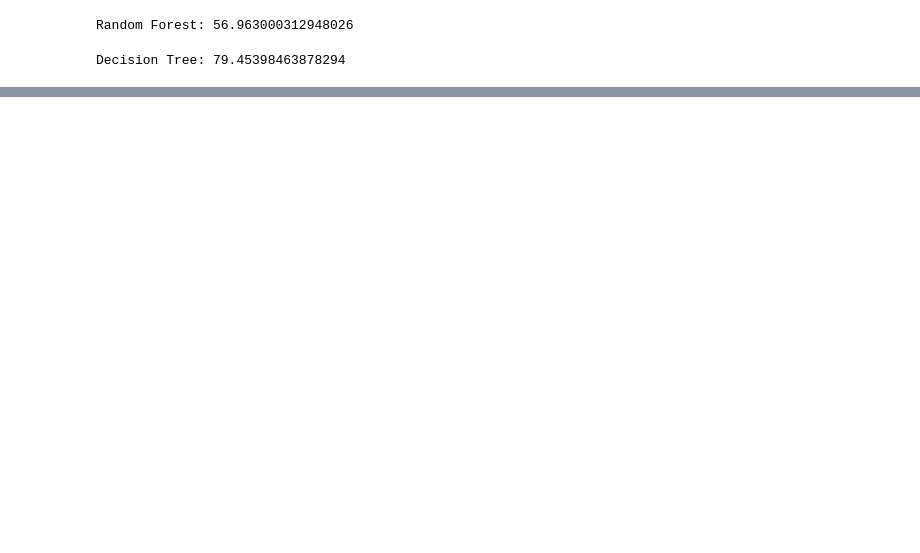
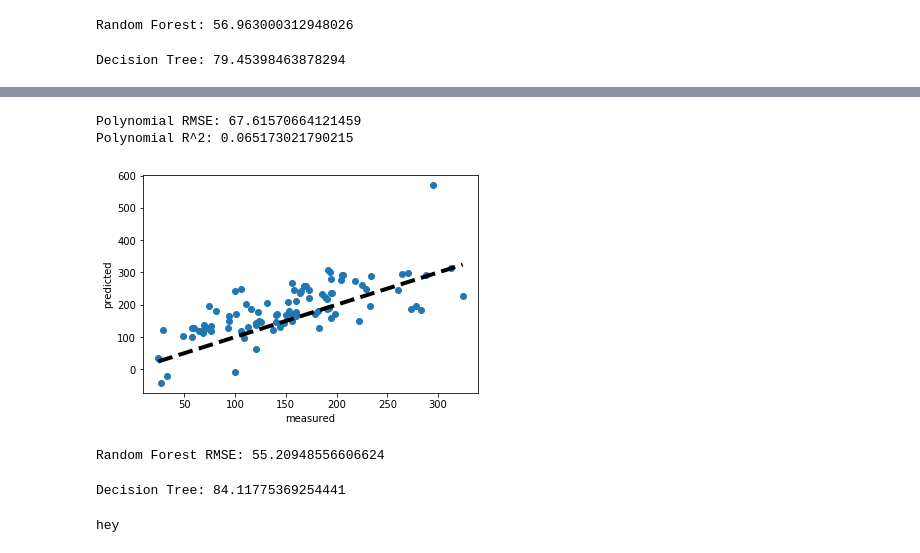
Before and after one commit to rohitmusti/ML-Final-Project, a Jupyter notebook: Final Project w_regressions.ipynb, the cells around one changed output, grey strips where cells are left out. Cells and saved outputs as stored; diff of their text form; code cells hidden in the pictures; blank space fills up the shorter version.

```diff
--- a/Final Project w_regressions.ipynb
+++ b/Final Project w_regressions.ipynb
@@ -435 +464,34 @@ Image(graph.create_png())
+# %%
+poly = PolynomialFeatures(2)
+poly_x_train2 = poly.fit_transform(x_dataUS)
+poly_x_test2 = poly.fit_transform(x_dataVA)
+lr = LinearRegression()
+lr.fit(poly_x_train2,y_dataUS)
+y_predict2 = lr.predict(poly_x_test2)
+print("Polynomial RMSE: "  + str(np.sqrt(mean_squared_error(y_dataVA, y_predict2))))
+print("Polynomial R^2: " + str(r2_score(y_dataVA, y_predict2)))
+fig, ax = plt.subplots()
+ax.scatter(y_dataVA, y_predict2)
+ax.plot([y_dataVA.min(), y_dataVA.max()], [y_dataVA.min(), y_dataVA.max()], 'k--', lw=4)
+ax.set_xlabel('measured')
+ax.set_ylabel('predicted')
+plt.show()
+# %% [output]
+Polynomial RMSE: 67.61570664121459
+Polynomial R^2: 0.065173021790215
+[figure, added]
+# %%
+randForestNational = RandomForestRegressor(random_state=42)
+randForestNational.fit(x_dataUS, y_dataUS)
+va_prediction = randForestNational.predict(x_dataVA)
+print("Random Forest RMSE:", (np.sqrt(mean_squared_error(y_dataVA, va_prediction))))
+# %% [output]
+Random Forest RMSE: 55.20948556606624
+# %%
+DF = DecisionTreeRegressor(random_state=42)
+DF.fit(x_dataUS, y_dataUS)
+pred = DF.predict(x_dataVA)
+print("Decision Tree:", (np.sqrt(mean_squared_error(y_dataVA, pred))))
+# %% [output]
+Decision Tree: 84.11775369254441
 # %%
@@ -462,0 +514,4 @@ print("Random Forest: " + str(np.sqrt(mean_squared_error(y_dataVA, va_prediction
+# %%
+print("hey")
+# %% [output]
+hey
```
Also changed, not shown: parts of 15 cells of this notebook.
